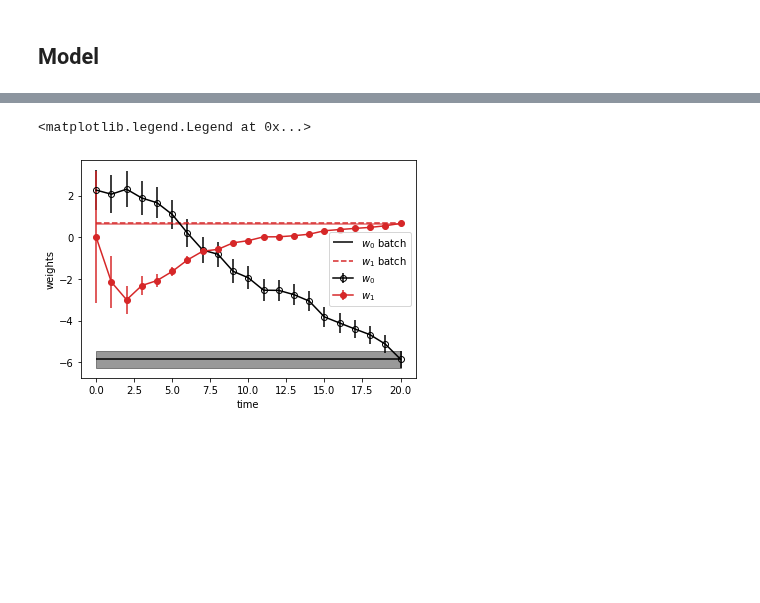
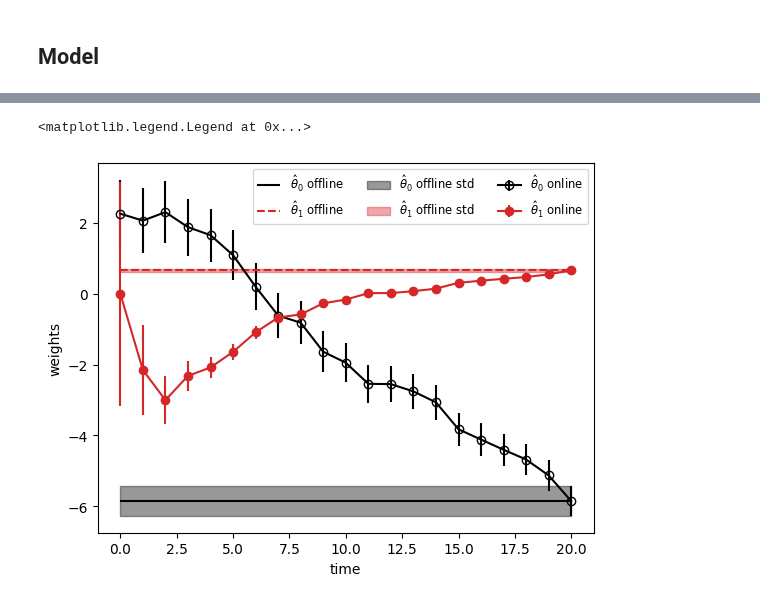
Before and after one commit to probml/dynamax, a Jupyter notebook: docs/notebooks/linear_gaussian_ssm/kf_linreg.ipynb, the cells around one changed output, grey strips where cells are left out. Cells and saved outputs as stored; diff of their text form; code cells hidden in the pictures; blank space fills up the shorter version.

```diff
--- a/docs/notebooks/linear_gaussian_ssm/kf_linreg.ipynb
+++ b/docs/notebooks/linear_gaussian_ssm/kf_linreg.ipynb
@@ -77,4 +85,4 @@ This should give the same results as the final step of online inference.
 posterior_prec = jnp.linalg.inv(Sigma0) + X.T @ X / obs_var
 b = jnp.linalg.inv(Sigma0) @ mu0 + X.T @ y / obs_var
 posterior_mean = jnp.linalg.solve(posterior_prec, b)
-batch_results = (posterior_mean, posterior_prec)
+offline_results = (posterior_mean, posterior_prec)
@@ -83,33 +93,37 @@ batch_results = (posterior_mean, posterior_prec)
 # %%
 # Unpack kalman filter results
 post_weights_kf, post_sigma_kf = kf_results
-w0_kf_hist, w1_kf_hist = post_weights_kf.T
-w0_kf_err, w1_kf_err = jnp.sqrt(post_sigma_kf[:, [0, 1], [0, 1]].T)
+theta0_kf_hist, theta1_kf_hist = post_weights_kf.T
+theta0_kf_err, theta1_kf_err = jnp.sqrt(vmap(jnp.diag)(post_sigma_kf)).T
 
-# Unpack batch results
-post_weights_batch, post_prec_batch = batch_results
-w0_post_batch, w1_post_batch = post_weights_batch
-Sigma_post_batch = jnp.linalg.inv(post_prec_batch)
-w0_std_batch, w1_std_batch = jnp.sqrt(Sigma_post_batch[[0, 1], [0, 1]])
+# Unpack offline results
+post_weights_offline, post_prec_offline = offline_results
+theta0_post_offline, theta1_post_offline = post_weights_offline
+Sigma_post_offline = jnp.linalg.inv(post_prec_offline)
+theta0_std_offline, theta1_std_offline = jnp.sqrt(jnp.diag(Sigma_post_offline))
 
 fig, ax = plt.subplots()
-timesteps = jnp.arange(len(w0_kf_hist))
+timesteps = jnp.arange(len(theta0_kf_hist))
 
 # Plot online kalman filter posterior.
-ax.errorbar(timesteps, w0_kf_hist, w0_kf_err, fmt="-o", label="$w_0$", color="black", fillstyle="none")
-ax.errorbar(timesteps, w1_kf_hist, w1_kf_err, fmt="-o", label="$w_1$", color="tab:red")
+ax.errorbar(timesteps, theta0_kf_hist, theta0_kf_err,
+            fmt="-o", label=r"$\hat{\theta}_0$ online", color="black", fillstyle="none")
+ax.errorbar(timesteps, theta1_kf_hist, theta1_kf_err,
+            fmt="-o", label=r"$\hat{\theta}_1$ online", color="tab:red")
 
-# Plot batch posterior.
-ax.hlines(y=w0_post_batch, xmin=timesteps[0], xmax=timesteps[-1], color="black", label="$w_0$ batch")
-ax.hlines(
-    y=w1_post_batch, xmin=timesteps[0], xmax=timesteps[-1], color="tab:red", linestyle="--", label="$w_1$ batch"
-)
-ax.fill_between(timesteps, w0_post_batch - w0_std_batch, w0_post_batch + w0_std_batch, color="black", alpha=0.4)
-ax.fill_between(timesteps, w1_post_batch - w1_std_batch, w1_post_batch + w1_std_batch, color="tab:red", alpha=0.4)
+# Plot offline posterior.
+ax.hlines(y=theta0_post_offline, xmin=timesteps[0], xmax=timesteps[-1],
+          color="black", label=r"$\hat{\theta}_0$ offline")
+ax.hlines(y=theta1_post_offline, xmin=timesteps[0], xmax=timesteps[-1],
+          color="tab:red", linestyle="--", label=r"$\hat{\theta}_1$ offline")
+ax.fill_between(timesteps, theta0_post_offline - theta0_std_offline, theta0_post_offline + theta0_std_offline,
+                color="black", alpha=0.4, label=r"$\hat{\theta}_0$ offline std")
+ax.fill_between(timesteps, theta1_post_offline - theta1_std_offline, theta1_post_offline + theta1_std_offline,
+                color="tab:red", alpha=0.4, label=r"$\hat{\theta}_1$ offline std")
 
 ax.set_xlabel("time")
 ax.set_ylabel("weights")
-ax.legend()
+ax.legend(loc="upper right", ncol=3, fontsize="small")
 # %% [output]
 <matplotlib.legend.Legend at 0x...>
-[figure, old version]
+[figure, new version]
```
Also changed, not shown: parts of 7 cells of this notebook, 2 other files.
